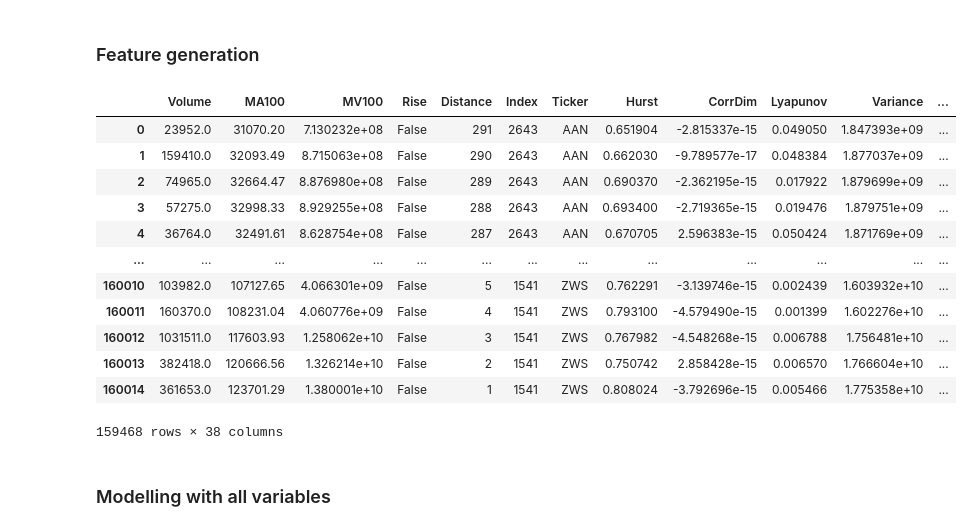
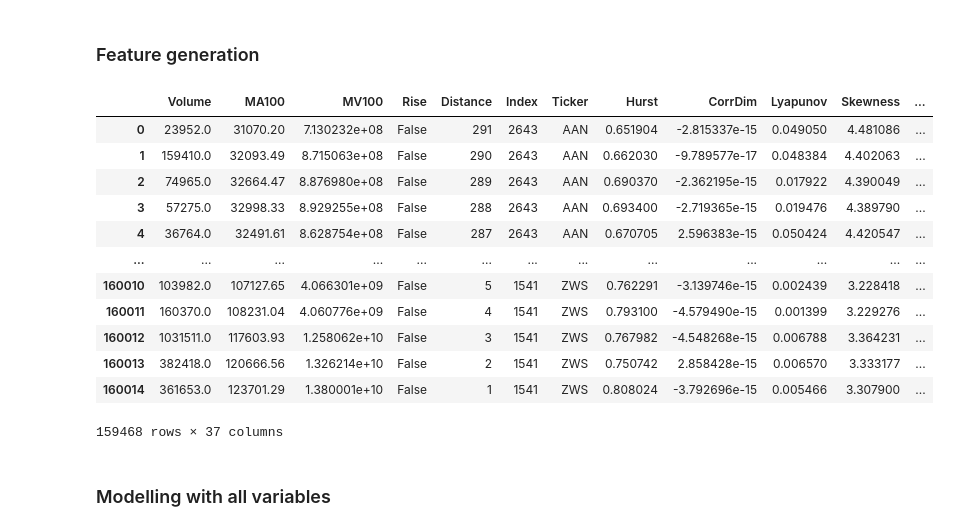
Before and after one commit to lebedevaale/early_warning_model, a Jupyter notebook: modelling.ipynb, the cells around one changed output. Saved outputs shown, nothing was run; the diff lists cells and outputs as text; code cells hidden in the pictures.

Commit message:
Removed variance from final dataset

```diff
--- a/modelling.ipynb
+++ b/modelling.ipynb
@@ -26,47 +26,47 @@ imp.reload(fun)
 ### Feature generation
 # %%
 # Read dataset and define columns for feature generation
-data = pd.read_parquet('Data/dataset.parquet')
+data = pd.read_parquet('Data/dataset.parquet').drop(columns = 'Variance')
 indices = data.groupby(['Ticker', 'Index']).size().index.values
 cols = ['Hurst', 'CorrDim', 'Lyapunov',
         'Skewness', 'Kurtosis', 'PSD', 'ACF_1',
         'WL_C1', 'WL_C2', 'WL_C3']
 
 # Set lag for dynamics and short variance calculation
 lag_model = [8]
 
 # Calculate dynamics and short variance
 # Original idea about variance was born from the largest Lyapunov exponent's behaviour before the critical transition point:
 # is mostly didn't move in nominal values but its variance in some cases decreased signigicantly
 data_logdyn = pd.DataFrame()
 for ind in tqdm(indices):
     data_ind = data[(data['Ticker'] == ind[0]) & (data['Index'] == ind[1])]
     for col in cols:
         for lag_m in lag_model:
             data_ind[col + '_' + str(lag_m) + '_dyn'] = data_ind[col] / data_ind[col].shift(lag_m) - 1
             data_ind[col + '_' + str(lag_m) + '_Variance'] = data_ind[col].rolling(lag_m).var()
     data_ind.dropna(inplace = True)
     data_logdyn = pd.concat([data_logdyn, data_ind])
 
 # Reset index to get rid of dates and save final dataset
 data_logdyn.reset_index(drop = True, inplace = True)
 data_logdyn = data_logdyn[data_logdyn['Distance'] > 0]
 data_logdyn.to_parquet('Data/final_dataset.parquet')
 data_logdyn
 # %% [output]
-|  | Volume | MA100 | MV100 | Rise | Distance | Index | Ticker | Hurst | CorrDim | Lyapunov | Variance | ... |
-| 0 | 23952.0 | 31070.20 | 7.130232e+08 | False | 291 | 2643 | AAN | 0.651904 | -2.815337e-15 | 0.049050 | 1.847393e+09 | ... |
-| 1 | 159410.0 | 32093.49 | 8.715063e+08 | False | 290 | 2643 | AAN | 0.662030 | -9.789577e-17 | 0.048384 | 1.877037e+09 | ... |
-| 2 | 74965.0 | 32664.47 | 8.876980e+08 | False | 289 | 2643 | AAN | 0.690370 | -2.362195e-15 | 0.017922 | 1.879699e+09 | ... |
-| 3 | 57275.0 | 32998.33 | 8.929255e+08 | False | 288 | 2643 | AAN | 0.693400 | -2.719365e-15 | 0.019476 | 1.879751e+09 | ... |
-| 4 | 36764.0 | 32491.61 | 8.628754e+08 | False | 287 | 2643 | AAN | 0.670705 | 2.596383e-15 | 0.050424 | 1.871769e+09 | ... |
+|  | Volume | MA100 | MV100 | Rise | Distance | Index | Ticker | Hurst | CorrDim | Lyapunov | Skewness | ... |
+| 0 | 23952.0 | 31070.20 | 7.130232e+08 | False | 291 | 2643 | AAN | 0.651904 | -2.815337e-15 | 0.049050 | 4.481086 | ... |
+| 1 | 159410.0 | 32093.49 | 8.715063e+08 | False | 290 | 2643 | AAN | 0.662030 | -9.789577e-17 | 0.048384 | 4.402063 | ... |
+| 2 | 74965.0 | 32664.47 | 8.876980e+08 | False | 289 | 2643 | AAN | 0.690370 | -2.362195e-15 | 0.017922 | 4.390049 | ... |
+| 3 | 57275.0 | 32998.33 | 8.929255e+08 | False | 288 | 2643 | AAN | 0.693400 | -2.719365e-15 | 0.019476 | 4.389790 | ... |
+| 4 | 36764.0 | 32491.61 | 8.628754e+08 | False | 287 | 2643 | AAN | 0.670705 | 2.596383e-15 | 0.050424 | 4.420547 | ... |
 | ... | ... | ... | ... | ... | ... | ... | ... | ... | ... | ... | ... | ... |
-| 160010 | 103982.0 | 107127.65 | 4.066301e+09 | False | 5 | 1541 | ZWS | 0.762291 | -3.139746e-15 | 0.002439 | 1.603932e+10 | ... |
-| 160011 | 160370.0 | 108231.04 | 4.060776e+09 | False | 4 | 1541 | ZWS | 0.793100 | -4.579490e-15 | 0.001399 | 1.602276e+10 | ... |
-| 160012 | 1031511.0 | 117603.93 | 1.258062e+10 | False | 3 | 1541 | ZWS | 0.767982 | -4.548268e-15 | 0.006788 | 1.756481e+10 | ... |
-| 160013 | 382418.0 | 120666.56 | 1.326214e+10 | False | 2 | 1541 | ZWS | 0.750742 | 2.858428e-15 | 0.006570 | 1.766604e+10 | ... |
-| 160014 | 361653.0 | 123701.29 | 1.380001e+10 | False | 1 | 1541 | ZWS | 0.808024 | -3.792696e-15 | 0.005466 | 1.775358e+10 | ... |
+| 160010 | 103982.0 | 107127.65 | 4.066301e+09 | False | 5 | 1541 | ZWS | 0.762291 | -3.139746e-15 | 0.002439 | 3.228418 | ... |
+| 160011 | 160370.0 | 108231.04 | 4.060776e+09 | False | 4 | 1541 | ZWS | 0.793100 | -4.579490e-15 | 0.001399 | 3.229276 | ... |
+| 160012 | 1031511.0 | 117603.93 | 1.258062e+10 | False | 3 | 1541 | ZWS | 0.767982 | -4.548268e-15 | 0.006788 | 3.364231 | ... |
+| 160013 | 382418.0 | 120666.56 | 1.326214e+10 | False | 2 | 1541 | ZWS | 0.750742 | 2.858428e-15 | 0.006570 | 3.333177 | ... |
+| 160014 | 361653.0 | 123701.29 | 1.380001e+10 | False | 1 | 1541 | ZWS | 0.808024 | -3.792696e-15 | 0.005466 | 3.307900 | ... |
-159468 rows × 38 columns
+159468 rows × 37 columns
 # %% [markdown]
 ### Modelling with all variables
 # %% [markdown]
```
Also changed, not shown: parts of 6 cells of this notebook, 6 other files.
